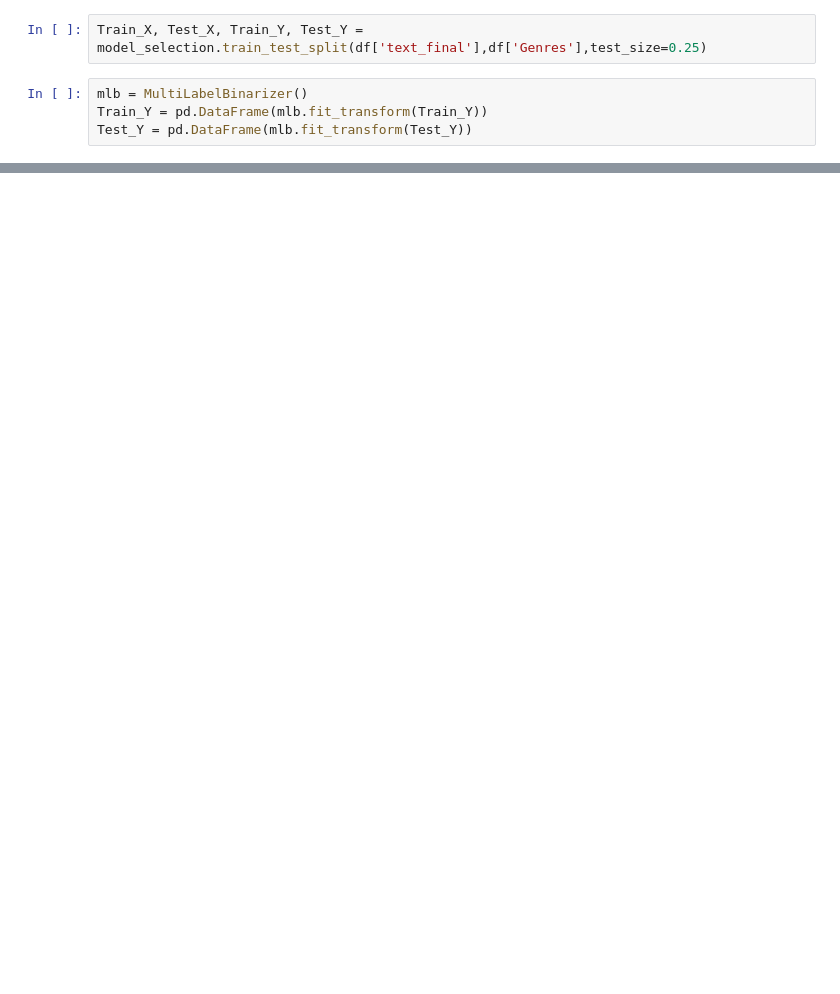
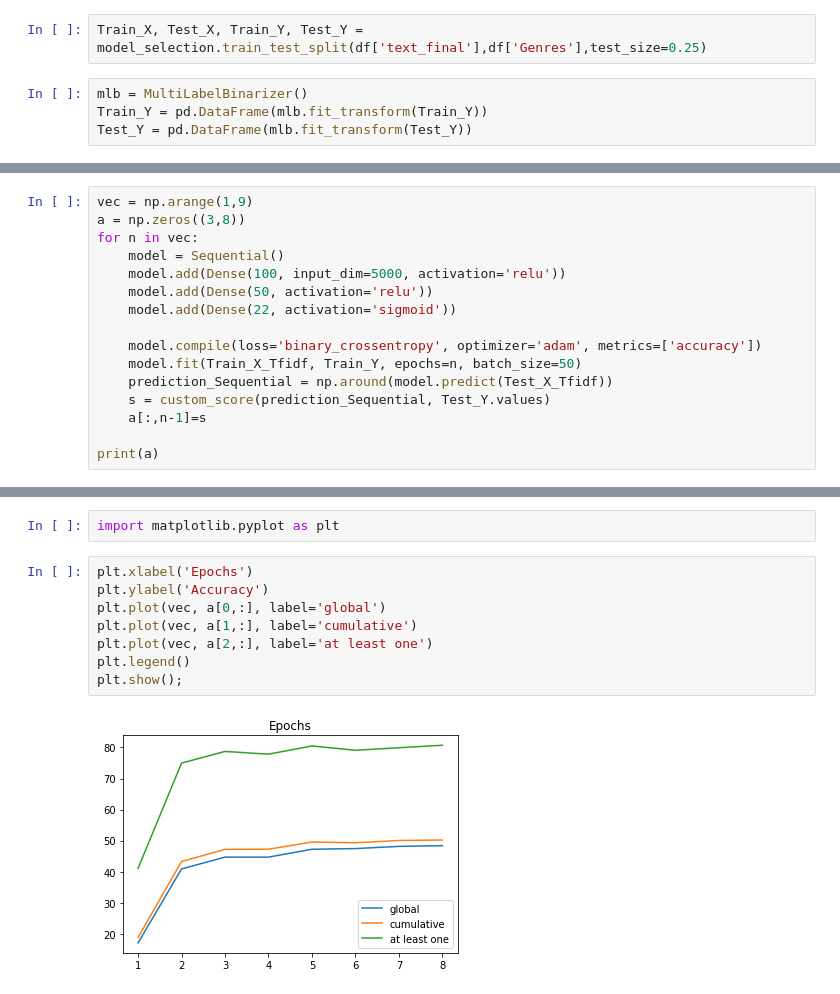
Before and after one commit to arnaualba/code_movie_predict, a Jupyter notebook: NLP.ipynb, the cells around one changed output, grey strips where cells are left out. Cells and saved outputs as stored; diff of their text form; blank space fills up the shorter version.

```diff
--- a/NLP.ipynb
+++ b/NLP.ipynb
@@ -125,0 +247,16 @@ custom_score(prediction, Test_Y.values)
+# %%
+vec = np.arange(1,9)
+a = np.zeros((3,8))
+for n in vec:
+    model = Sequential()
+    model.add(Dense(100, input_dim=5000, activation='relu'))
+    model.add(Dense(50, activation='relu'))
+    model.add(Dense(22, activation='sigmoid'))
+
+    model.compile(loss='binary_crossentropy', optimizer='adam', metrics=['accuracy'])
+    model.fit(Train_X_Tfidf, Train_Y, epochs=n, batch_size=50)
+    prediction_Sequential = np.around(model.predict(Test_X_Tfidf))
+    s = custom_score(prediction_Sequential, Test_Y.values)
+    a[:,n-1]=s
+
+print(a)
@@ -125,0 +281,12 @@ custom_score(prediction, Test_Y.values)
+# %%
+import matplotlib.pyplot as plt
+# %%
+plt.xlabel('Epochs')
+plt.ylabel('Accuracy')
+plt.plot(vec, a[0,:], label='global')
+plt.plot(vec, a[1,:], label='cumulative')
+plt.plot(vec, a[2,:], label='at least one')
+plt.legend()
+plt.show();
+# %% [output]
+[figure, added]
```
Also changed, not shown: parts of 29 cells of this notebook.
